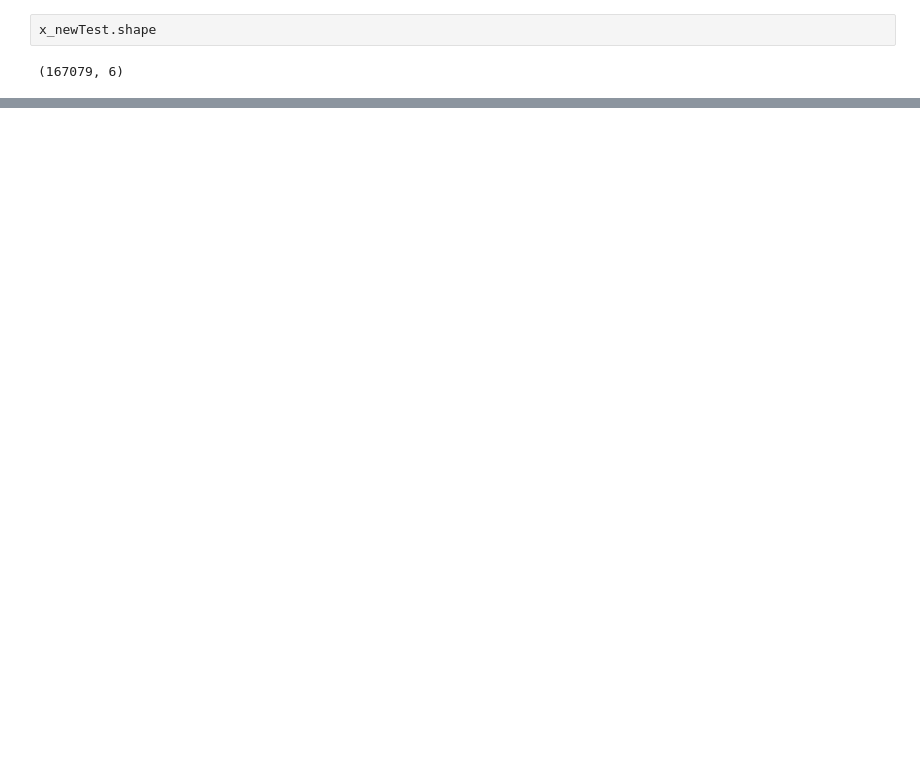
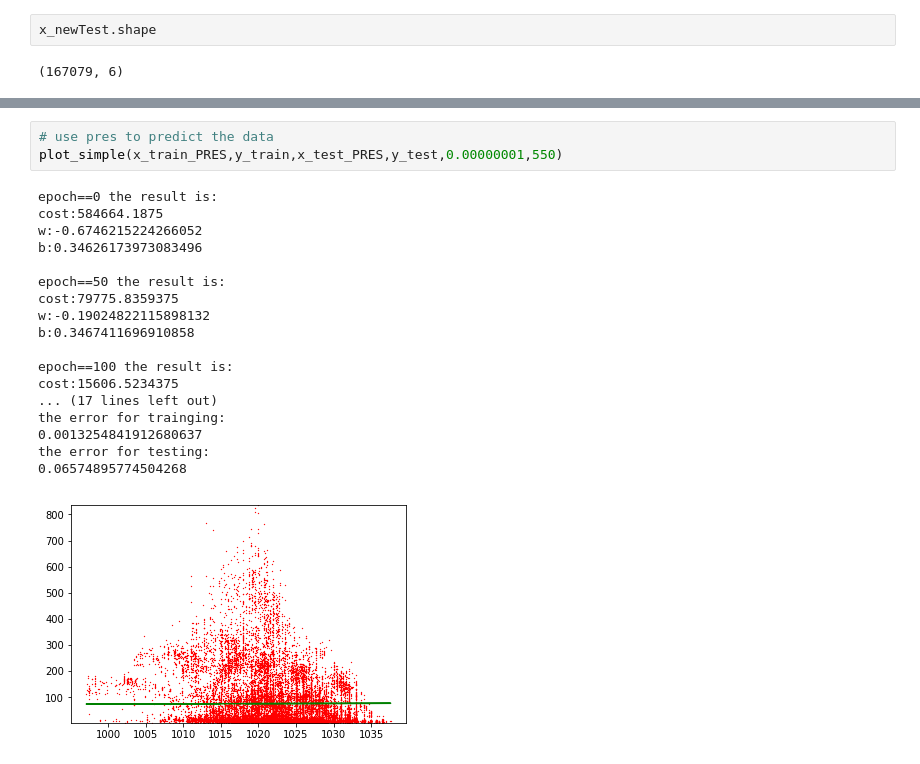
Before and after one commit to JudahZammit/Comp4190A2, a Jupyter notebook: A2_linearRegression.ipynb, the cells around one changed output, grey strips where cells are left out. Cells and saved outputs as stored; diff of their text form; blank space fills up the shorter version.

```diff
--- a/A2_linearRegression.ipynb
+++ b/A2_linearRegression.ipynb
@@ -373,0 +413,22 @@ x_newTest.shape
+# %%
+# use pres to predict the data
+plot_simple(x_train_PRES,y_train,x_test_PRES,y_test,0.00000001,550)
+# %% [output]
+epoch==0 the result is:
+cost:584664.1875
+w:-0.6746215224266052
+b:0.34626173973083496
+
+epoch==50 the result is:
+cost:79775.8359375
+w:-0.19024822115898132
+b:0.3467411696910858
+
+epoch==100 the result is:
+cost:15606.5234375
+... (17 lines left out)
+the error for trainging:
+0.0013254841912680637
+the error for testing:
+0.06574895774504268
+[figure, added]
```
Also changed, not shown: parts of 14 cells of this notebook.
